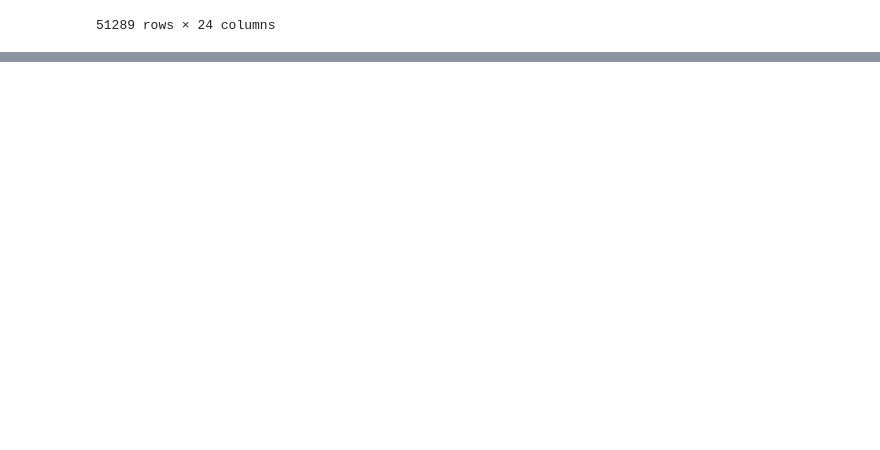
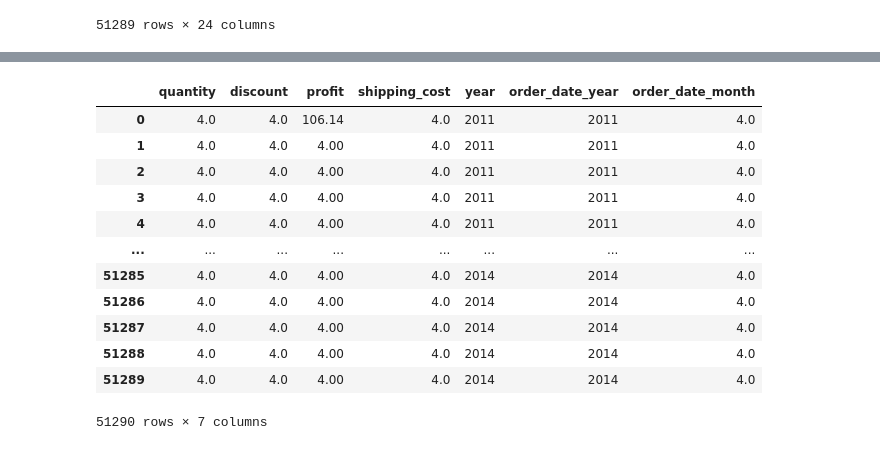
Before and after one commit to Simmisingh3/pandas_book, a Jupyter notebook: pandas_class1.ipynb, the cells around one changed output, grey strips where cells are left out. Saved outputs shown, nothing was run; the diff lists cells and outputs as text; code cells hidden in the pictures; blank space fills up the shorter version.

```diff
--- a/pandas_class1.ipynb
+++ b/pandas_class1.ipynb
@@ -1033,0 +1178,2 @@ df2.drop(1) # temporary deletion
+# %%
+df4  = df3[df3>100]
@@ -1033,0 +1252,16 @@ df2.drop(1) # temporary deletion
+# %%
+df4.fillna(value = 4) #filling/replacing all the NaN values by 4
+# %% [output]
+|  | quantity | discount | profit | shipping_cost | year | order_date_year | order_date_month |
+| 0 | 4.0 | 4.0 | 106.14 | 4.0 | 2011 | 2011 | 4.0 |
+| 1 | 4.0 | 4.0 | 4.00 | 4.0 | 2011 | 2011 | 4.0 |
+| 2 | 4.0 | 4.0 | 4.00 | 4.0 | 2011 | 2011 | 4.0 |
+| 3 | 4.0 | 4.0 | 4.00 | 4.0 | 2011 | 2011 | 4.0 |
+| 4 | 4.0 | 4.0 | 4.00 | 4.0 | 2011 | 2011 | 4.0 |
+| ... | ... | ... | ... | ... | ... | ... | ... |
+| 51285 | 4.0 | 4.0 | 4.00 | 4.0 | 2014 | 2014 | 4.0 |
+| 51286 | 4.0 | 4.0 | 4.00 | 4.0 | 2014 | 2014 | 4.0 |
+| 51287 | 4.0 | 4.0 | 4.00 | 4.0 | 2014 | 2014 | 4.0 |
+| 51288 | 4.0 | 4.0 | 4.00 | 4.0 | 2014 | 2014 | 4.0 |
+| 51289 | 4.0 | 4.0 | 4.00 | 4.0 | 2014 | 2014 | 4.0 |
+51290 rows × 7 columns
```
Also changed, not shown: parts of 34 cells of this notebook.
